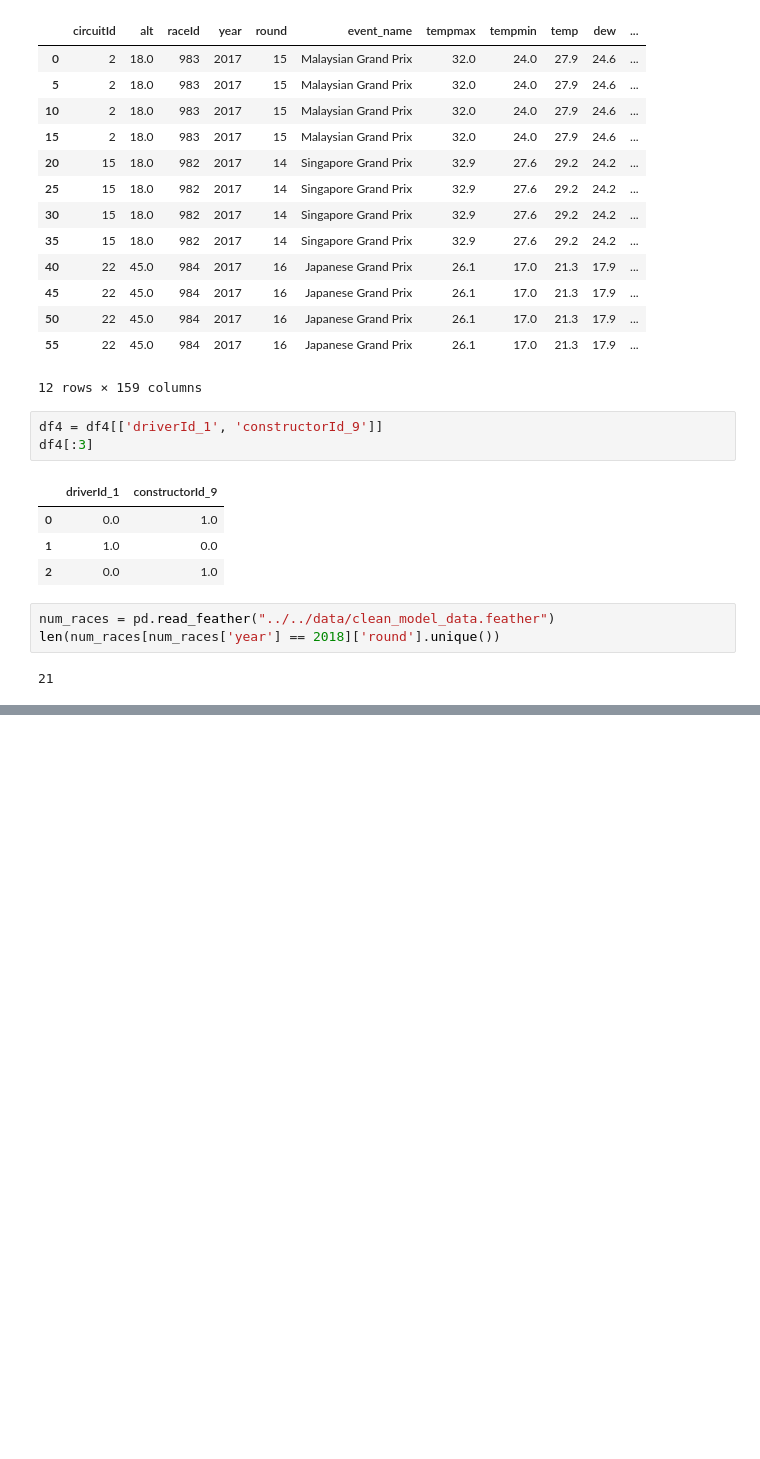
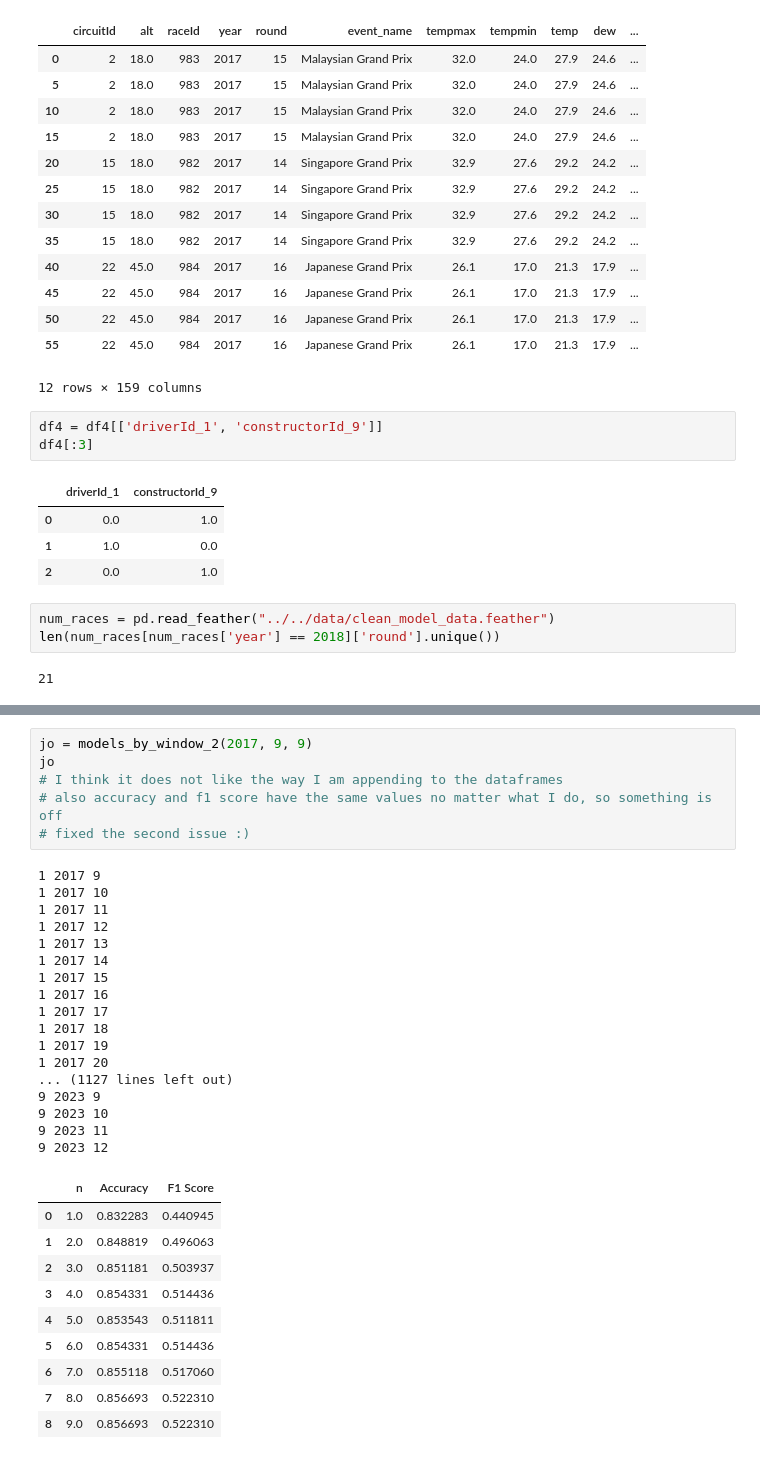
Before and after one commit to Yoshi234/f1-fanatasy-analysis, a Jupyter notebook: code/modeling/nick_learning.ipynb, the cells around one changed output, grey strips where cells are left out. Cells and saved outputs as stored; diff of their text form; blank space fills up the shorter version.

```diff
--- a/code/modeling/nick_learning.ipynb
+++ b/code/modeling/nick_learning.ipynb
@@ -1086,0 +1194,34 @@ len(num_races[num_races['year'] == 2018]['round'].unique())
+# %%
+jo = models_by_window_2(2017, 9, 9)
+jo
+# I think it does not like the way I am appending to the dataframes
+# also accuracy and f1 score have the same values no matter what I do, so something is off
+# fixed the second issue :)
+# %% [output]
+1 2017 9
+1 2017 10
+1 2017 11
+1 2017 12
+1 2017 13
+1 2017 14
+1 2017 15
+1 2017 16
+1 2017 17
+1 2017 18
+1 2017 19
+1 2017 20
+... (1127 lines left out)
+9 2023 9
+9 2023 10
+9 2023 11
+9 2023 12
+|  | n | Accuracy | F1 Score |
+| 0 | 1.0 | 0.832283 | 0.440945 |
+| 1 | 2.0 | 0.848819 | 0.496063 |
+| 2 | 3.0 | 0.851181 | 0.503937 |
+| 3 | 4.0 | 0.854331 | 0.514436 |
+| 4 | 5.0 | 0.853543 | 0.511811 |
+| 5 | 6.0 | 0.854331 | 0.514436 |
+| 6 | 7.0 | 0.855118 | 0.517060 |
+| 7 | 8.0 | 0.856693 | 0.522310 |
+| 8 | 9.0 | 0.856693 | 0.522310 |
```
Also changed, not shown: parts of 4 cells of this notebook.
